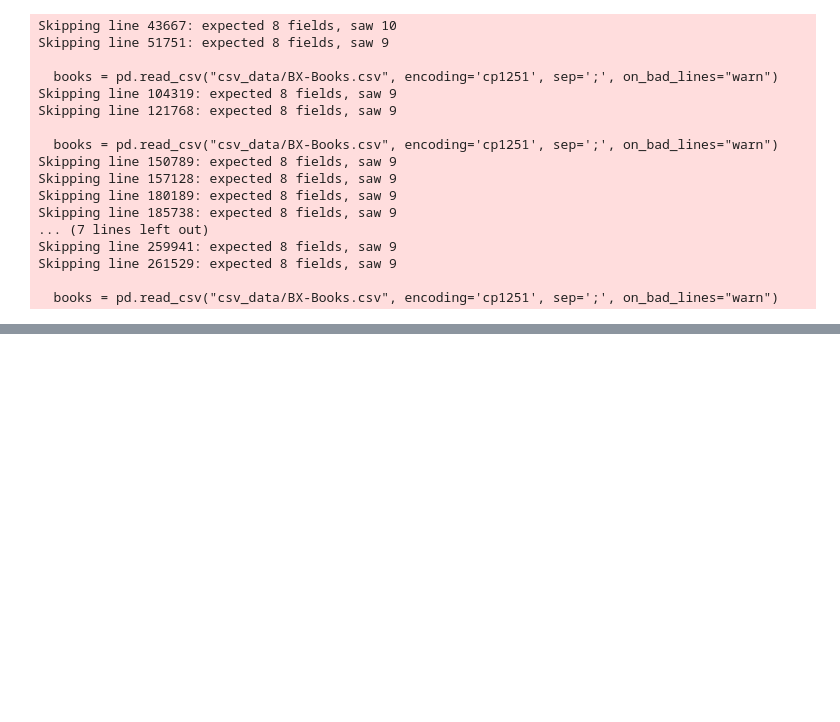
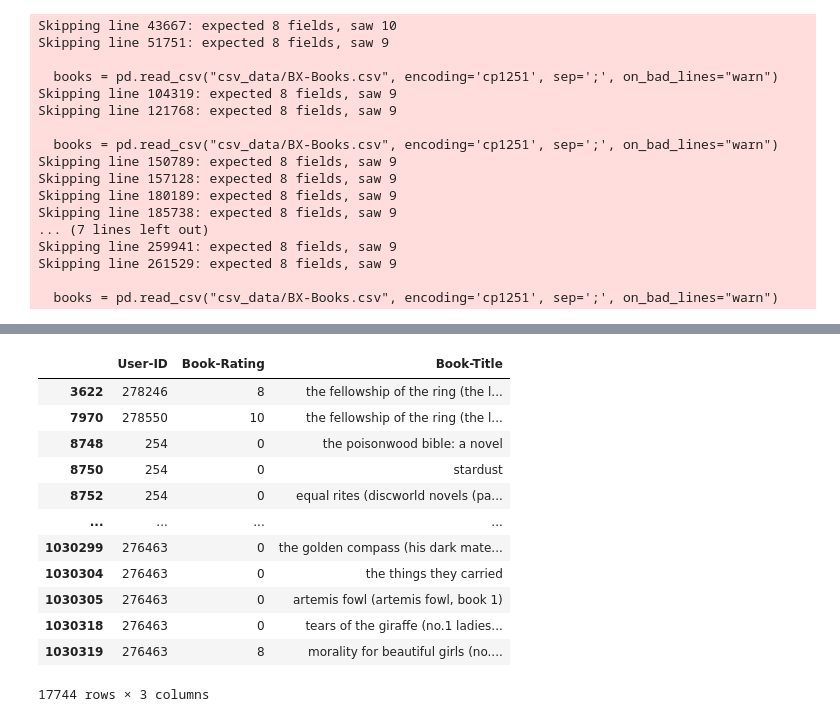
Before and after one commit to zlochina/book-recommendation-app, a Jupyter notebook: src/book_recommendation_prod/data_inspection.ipynb, the cells around one changed output, grey strips where cells are left out. Cells and saved outputs as stored; diff of their text form; code cells hidden in the pictures; blank space fills up the shorter version.

```diff
--- a/src/book_recommendation_prod/data_inspection.ipynb
+++ b/src/book_recommendation_prod/data_inspection.ipynb
@@ -61,0 +110,5 @@ memory usage: 16.6+ MB
+# %%
+### EXTRACT DATAROWS WHICH CONTAIN USER ID OF ANY PREVIOUSLY EXTRACTED USER IDS
+# final dataset
+books_of_tolkien_readers = dataset_lowercase[(dataset_lowercase['User-ID'].isin(tolkien_readers))]
+###
@@ -61,0 +135,4 @@ memory usage: 16.6+ MB
+# %%
+### FILTER DATAROWS (USERS WHICH LEFT MORE THAN th RATINGS) AND EXTRACT "INTERESTING" BOOK TITLES
+# Number of ratings per other books in dataset
+number_of_rating_per_book = books_of_tolkien_readers.groupby(['Book-Title']).agg('count').reset_index() # I think not only others but also the input book
@@ -61,0 +310,16 @@ memory usage: 16.6+ MB
+# %%
+ratings_data_raw
+# %% [output]
+|  | User-ID | Book-Rating | Book-Title |
+| 3622 | 278246 | 8 | the fellowship of the ring (the l... |
+| 7970 | 278550 | 10 | the fellowship of the ring (the l... |
+| 8748 | 254 | 0 | the poisonwood bible: a novel |
+| 8750 | 254 | 0 | stardust |
+| 8752 | 254 | 0 | equal rites (discworld novels (pa... |
+| ... | ... | ... | ... |
+| 1030299 | 276463 | 0 | the golden compass (his dark mate... |
+| 1030304 | 276463 | 0 | the things they carried |
+| 1030305 | 276463 | 0 | artemis fowl (artemis fowl, book 1) |
+| 1030318 | 276463 | 0 | tears of the giraffe (no.1 ladies... |
+| 1030319 | 276463 | 8 | morality for beautiful girls (no.... |
+17744 rows × 3 columns
```
Also changed, not shown: parts of 22 cells of this notebook.
